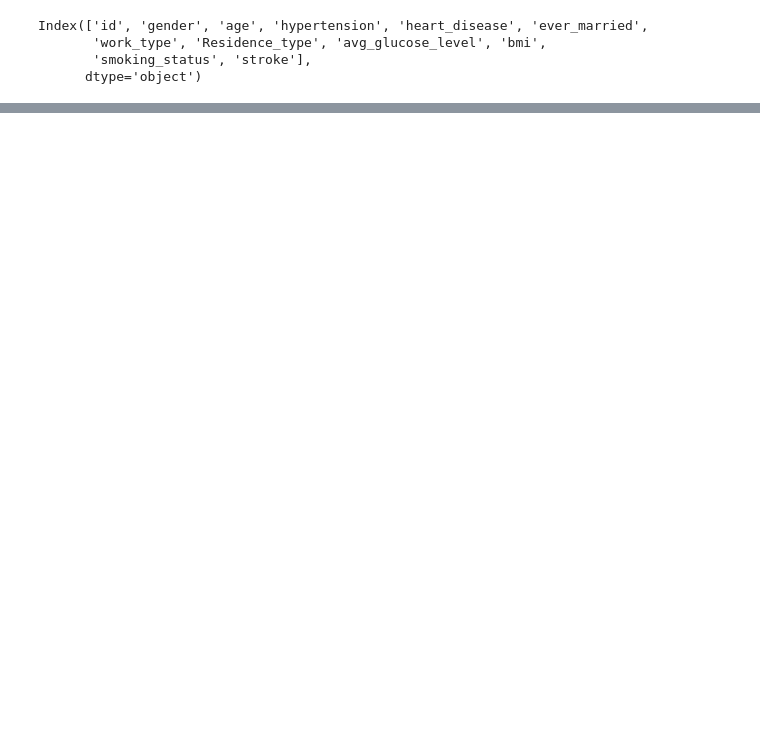
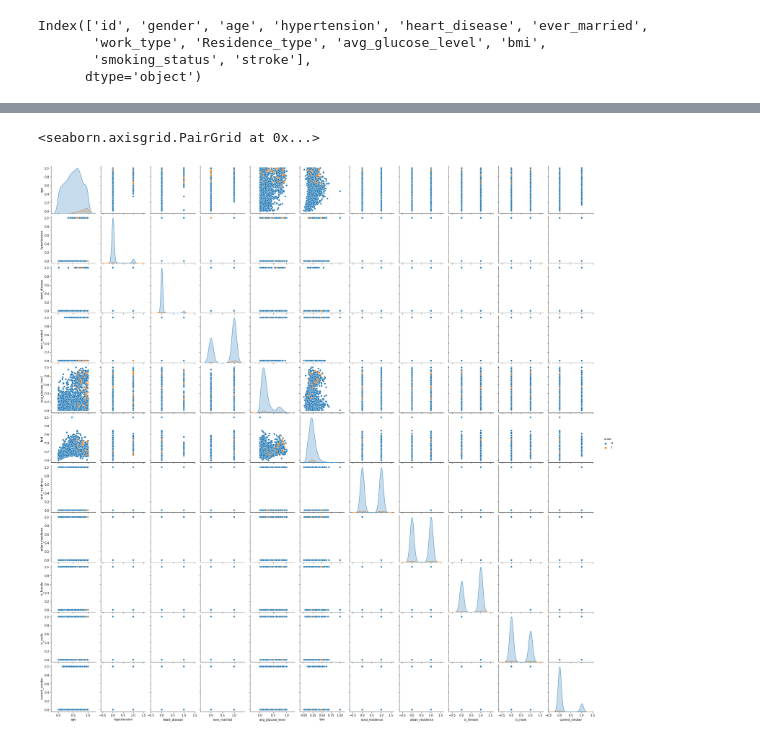
Before and after one commit to mdalton87/stroke_prediction, a Jupyter notebook: stroke.ipynb, the cells around one changed output, grey strips where cells are left out. Cells and saved outputs as stored; diff of their text form; code cells hidden in the pictures; blank space fills up the shorter version.

```diff
--- a/stroke.ipynb
+++ b/stroke.ipynb
@@ -337,0 +398,5 @@ NameError: name 'tra' is not defined
+# %%
+sns.pairplot(train, hue = 'stroke')
+# %% [output]
+<seaborn.axisgrid.PairGrid at 0x...>
+[figure, added]
```
Also changed, not shown: parts of 55 cells of this notebook, 3 other files.
